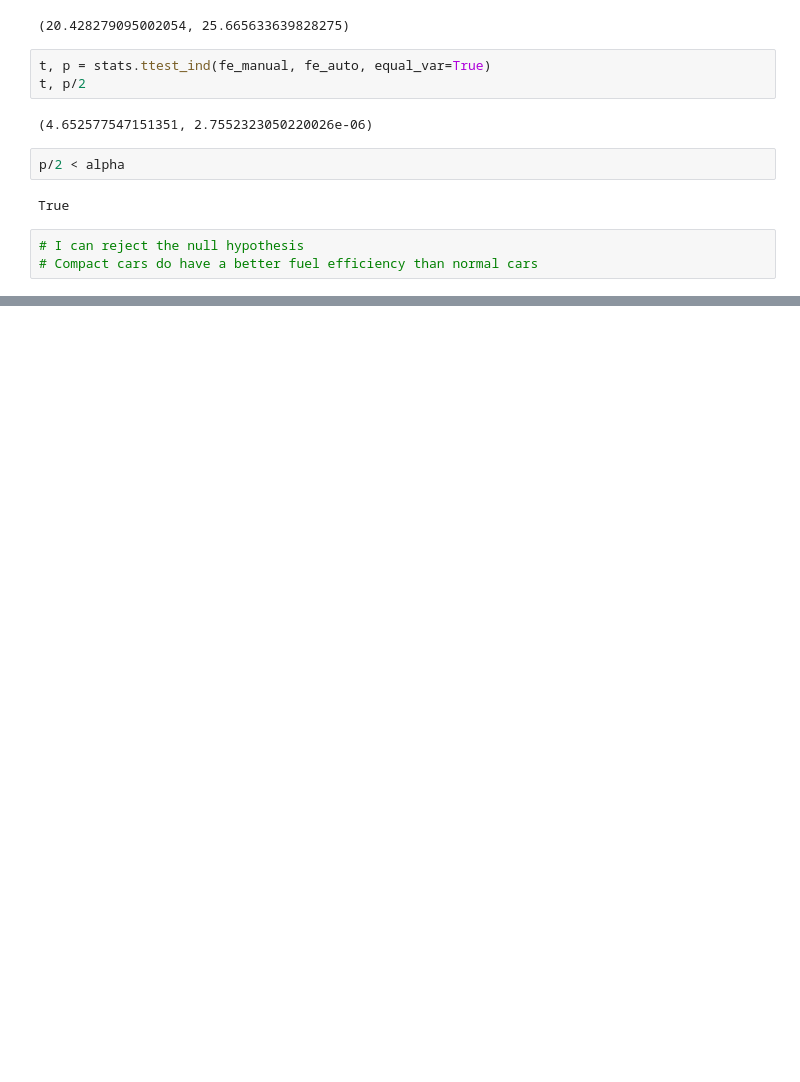
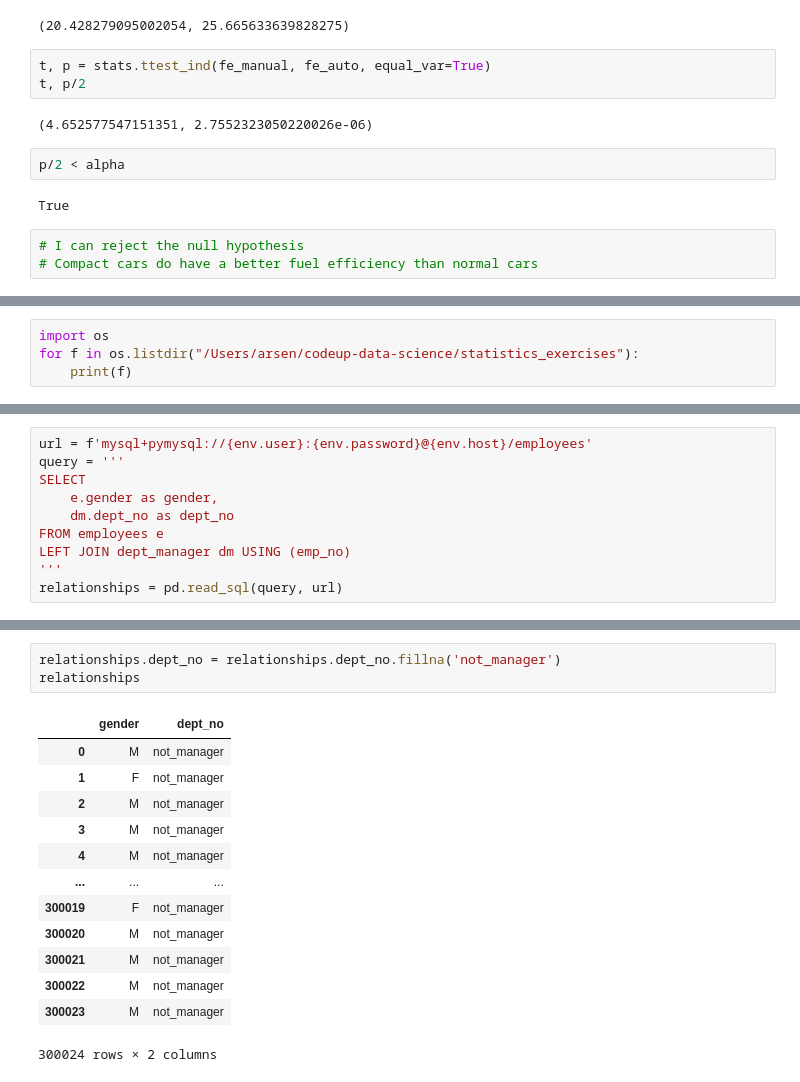
Before and after one commit to Severina7/statistics_exercises, a Jupyter notebook: hypothesis_testing.ipynb, the cells around one changed output, grey strips where cells are left out. Drawn from its saved outputs; the diff is of its cells as text; blank space fills up the shorter version.

```diff
--- a/hypothesis_testing.ipynb
+++ b/hypothesis_testing.ipynb
@@ -306,0 +299,4 @@ FileNotFoundError: [Errno 2] No such file or directory: 'Arsene BOUNDAONE - jemi
+# %%
+import os
+for f in os.listdir("/Users/arsen/codeup-data-science/statistics_exercises"):
+    print(f)
@@ -306,0 +496,10 @@ FileNotFoundError: [Errno 2] No such file or directory: 'Arsene BOUNDAONE - jemi
+# %%
+url = f'mysql+pymysql://{env.user}:{env.password}@{env.host}/employees'
+query = '''
+SELECT
+    e.gender as gender,
+    dm.dept_no as dept_no
+FROM employees e
+LEFT JOIN dept_manager dm USING (emp_no)
+'''
+relationships = pd.read_sql(query, url)
@@ -306,0 +528,17 @@ FileNotFoundError: [Errno 2] No such file or directory: 'Arsene BOUNDAONE - jemi
+# %%
+relationships.dept_no = relationships.dept_no.fillna('not_manager')
+relationships
+# %% [output]
+|  | gender | dept_no |
+| 0 | M | not_manager |
+| 1 | F | not_manager |
+| 2 | M | not_manager |
+| 3 | M | not_manager |
+| 4 | M | not_manager |
+| ... | ... | ... |
+| 300019 | F | not_manager |
+| 300020 | M | not_manager |
+| 300021 | M | not_manager |
+| 300022 | M | not_manager |
+| 300023 | M | not_manager |
+300024 rows × 2 columns
```
Also changed, not shown: parts of 42 cells of this notebook, 2 other files.
